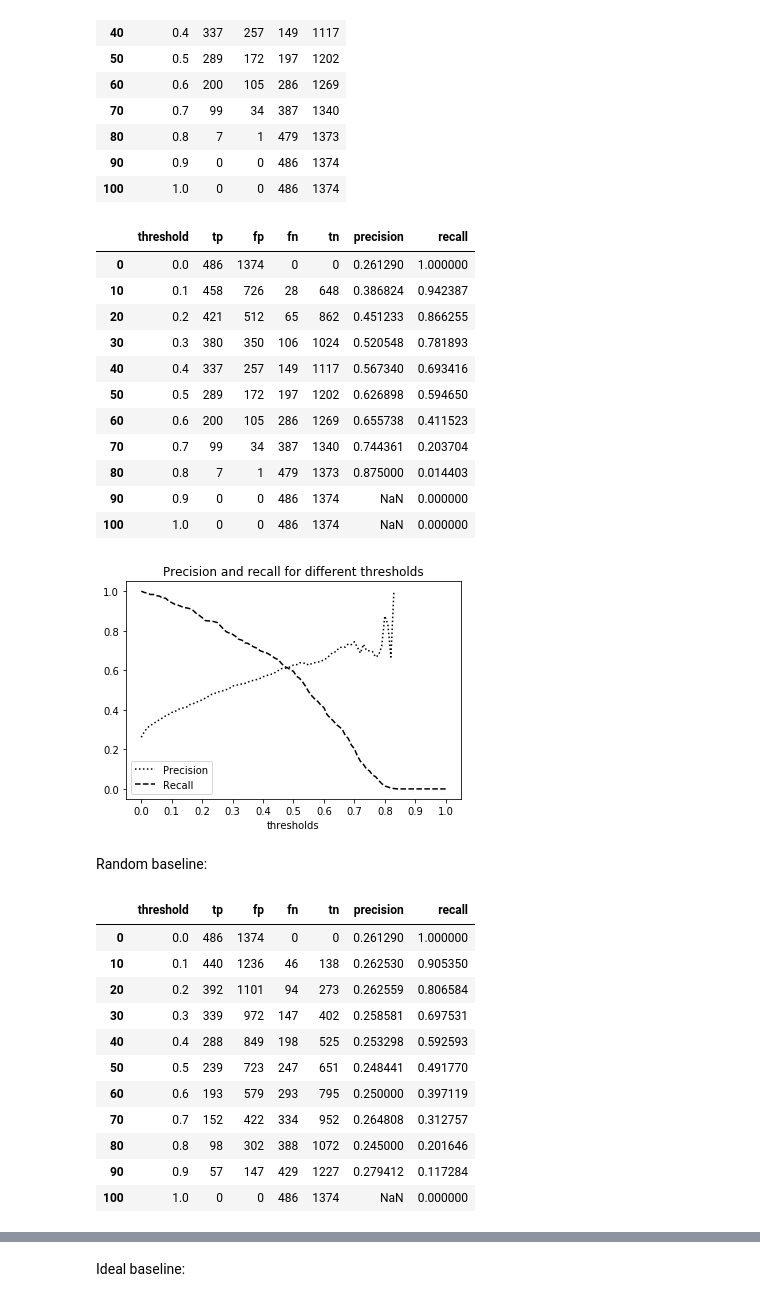
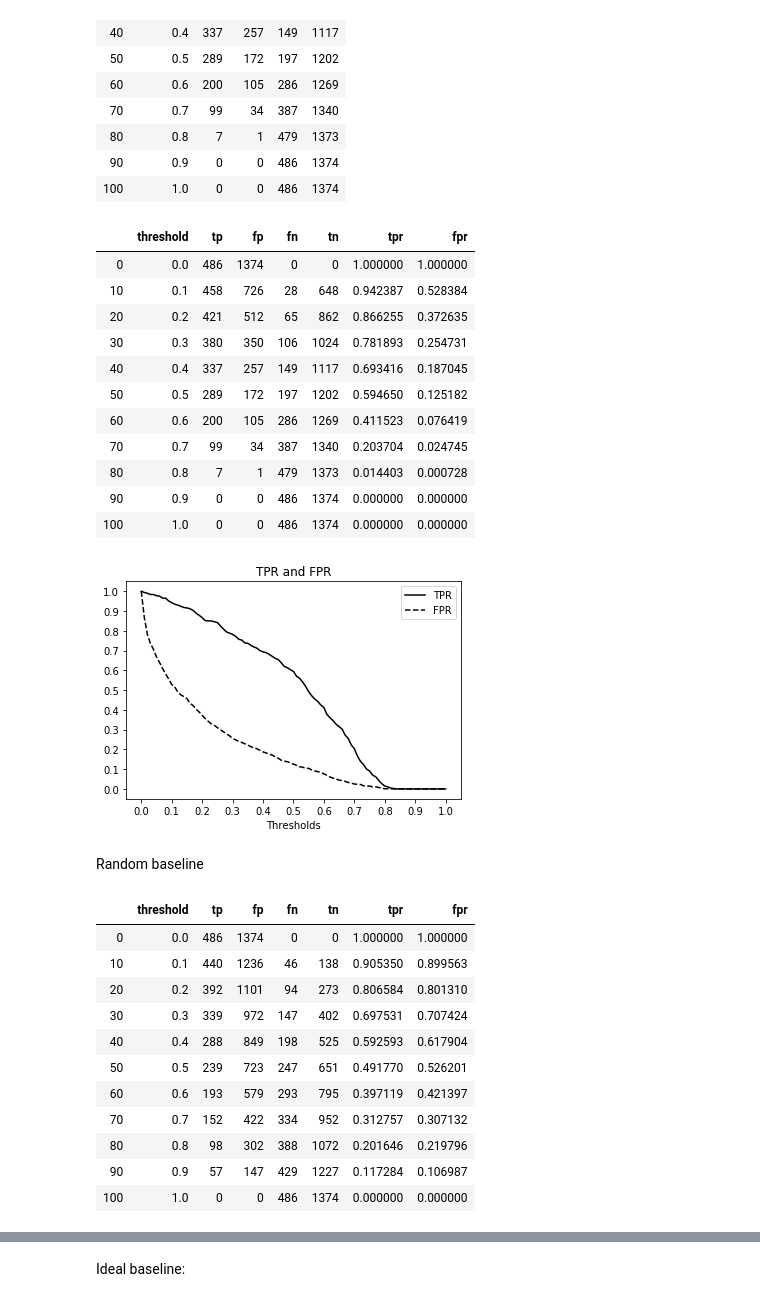
Before and after one commit to DataTalksClub/machine-learning-zoomcamp, a Jupyter notebook: chapter-03-churn-prediction/04-metrics.ipynb, the cells around one changed output, grey strips where cells are left out. Saved outputs shown, nothing was run; the diff lists cells and outputs as text; code cells hidden in the pictures.

```diff
--- a/chapter-03-churn-prediction/04-metrics.ipynb
+++ b/chapter-03-churn-prediction/04-metrics.ipynb
@@ -14,7 +14,7 @@ from sklearn.linear_model import LogisticRegression
 # %%
 df = pd.read_csv('WA_Fn-UseC_-Telco-Customer-Churn.csv')
 
-df['TotalCharges'] = pd.to_numeric(df['TotalCharges'], errors='coerse')
+df['TotalCharges'] = pd.to_numeric(df['TotalCharges'], errors='coerce')
 df['TotalCharges'] = df['TotalCharges'].fillna(0)
 
 df.columns = df.columns.str.lower().str.replace(' ', '_')
@@ -236,6 +240,3 @@ df_scores[::10]
 | 80 | 0.8 | 7 | 1 | 479 | 1373 |
 | 90 | 0.9 | 0 | 0 | 486 | 1374 |
 | 100 | 1.0 | 0 | 0 | 486 | 1374 |
-# %%
-df_scores['precision'] = df_scores.tp / (df_scores.tp + df_scores.fp)
-df_scores['recall'] = df_scores.tp / (df_scores.tp + df_scores.fn)
@@ -242,32 +246,36 @@ df_scores['recall'] = df_scores.tp / (df_scores.tp + df_scores.fn)
 # %%
 df_scores[::10]
 # %% [output]
-|  | threshold | tp | fp | fn | tn | precision | recall |
-| 0 | 0.0 | 486 | 1374 | 0 | 0 | 0.261290 | 1.000000 |
-| 10 | 0.1 | 458 | 726 | 28 | 648 | 0.386824 | 0.942387 |
-| 20 | 0.2 | 421 | 512 | 65 | 862 | 0.451233 | 0.866255 |
-| 30 | 0.3 | 380 | 350 | 106 | 1024 | 0.520548 | 0.781893 |
-| 40 | 0.4 | 337 | 257 | 149 | 1117 | 0.567340 | 0.693416 |
-| 50 | 0.5 | 289 | 172 | 197 | 1202 | 0.626898 | 0.594650 |
-| 60 | 0.6 | 200 | 105 | 286 | 1269 | 0.655738 | 0.411523 |
-| 70 | 0.7 | 99 | 34 | 387 | 1340 | 0.744361 | 0.203704 |
-| 80 | 0.8 | 7 | 1 | 479 | 1373 | 0.875000 | 0.014403 |
-| 90 | 0.9 | 0 | 0 | 486 | 1374 | NaN | 0.000000 |
-| 100 | 1.0 | 0 | 0 | 486 | 1374 | NaN | 0.000000 |
+|  | threshold | tp | fp | fn | tn | tpr | fpr |
+| 0 | 0.0 | 486 | 1374 | 0 | 0 | 1.000000 | 1.000000 |
+| 10 | 0.1 | 458 | 726 | 28 | 648 | 0.942387 | 0.528384 |
+| 20 | 0.2 | 421 | 512 | 65 | 862 | 0.866255 | 0.372635 |
+| 30 | 0.3 | 380 | 350 | 106 | 1024 | 0.781893 | 0.254731 |
+| 40 | 0.4 | 337 | 257 | 149 | 1117 | 0.693416 | 0.187045 |
+| 50 | 0.5 | 289 | 172 | 197 | 1202 | 0.594650 | 0.125182 |
+| 60 | 0.6 | 200 | 105 | 286 | 1269 | 0.411523 | 0.076419 |
+| 70 | 0.7 | 99 | 34 | 387 | 1340 | 0.203704 | 0.024745 |
+| 80 | 0.8 | 7 | 1 | 479 | 1373 | 0.014403 | 0.000728 |
+| 90 | 0.9 | 0 | 0 | 486 | 1374 | 0.000000 | 0.000000 |
+| 100 | 1.0 | 0 | 0 | 486 | 1374 | 0.000000 | 0.000000 |
 # %%
 plt.figure(figsize=(6, 4))
 
-plt.plot(df_scores.threshold, df_scores.precision,
-         color='black', linestyle='dotted', label='Precision')
-plt.plot(df_scores.threshold, df_scores.recall,
-         color='black', linestyle='dashed', label='Recall')
+plt.plot(df_scores.threshold, df_scores.tpr, color='black', linestyle='solid', label='TPR')
+plt.plot(df_scores.threshold, df_scores.fpr, color='black', linestyle='dashed', label='FPR')
 plt.legend()
 
-plt.xlabel('thresholds')
-plt.title('Precision and recall for different thresholds')
 plt.xticks(np.linspace(0, 1, 11))
+plt.yticks(np.linspace(0, 1, 11))
+
+plt.xlabel('Thresholds')
+plt.title('TPR and FPR')
+
+# plt.savefig('04_fpr_tpr_plot.svg')
 
 plt.show()
 # %% [output]
-[figure, old version]
+[figure, new version]
+# %% [markdown]
+Random baseline
 # %%
@@ -296,20 +302,18 @@ df_scores_small = precision_recall_dataframe(y_val, y_pred_small)
-# %% [markdown]
-Random baseline:
 # %%
 np.random.seed(1)
 y_rand = np.random.uniform(0, 1, size=len(y_val))
-df_rand = precision_recall_dataframe(y_val, y_rand)
+df_rand = tpr_fpr_dataframe(y_val, y_rand)
 df_rand[::10]
 # %% [output]
-|  | threshold | tp | fp | fn | tn | precision | recall |
-| 0 | 0.0 | 486 | 1374 | 0 | 0 | 0.261290 | 1.000000 |
-| 10 | 0.1 | 440 | 1236 | 46 | 138 | 0.262530 | 0.905350 |
-| 20 | 0.2 | 392 | 1101 | 94 | 273 | 0.262559 | 0.806584 |
-| 30 | 0.3 | 339 | 972 | 147 | 402 | 0.258581 | 0.697531 |
-| 40 | 0.4 | 288 | 849 | 198 | 525 | 0.253298 | 0.592593 |
-| 50 | 0.5 | 239 | 723 | 247 | 651 | 0.248441 | 0.491770 |
-| 60 | 0.6 | 193 | 579 | 293 | 795 | 0.250000 | 0.397119 |
-| 70 | 0.7 | 152 | 422 | 334 | 952 | 0.264808 | 0.312757 |
-| 80 | 0.8 | 98 | 302 | 388 | 1072 | 0.245000 | 0.201646 |
-| 90 | 0.9 | 57 | 147 | 429 | 1227 | 0.279412 | 0.117284 |
-| 100 | 1.0 | 0 | 0 | 486 | 1374 | NaN | 0.000000 |
+|  | threshold | tp | fp | fn | tn | tpr | fpr |
+| 0 | 0.0 | 486 | 1374 | 0 | 0 | 1.000000 | 1.000000 |
+| 10 | 0.1 | 440 | 1236 | 46 | 138 | 0.905350 | 0.899563 |
+| 20 | 0.2 | 392 | 1101 | 94 | 273 | 0.806584 | 0.801310 |
+| 30 | 0.3 | 339 | 972 | 147 | 402 | 0.697531 | 0.707424 |
+| 40 | 0.4 | 288 | 849 | 198 | 525 | 0.592593 | 0.617904 |
+| 50 | 0.5 | 239 | 723 | 247 | 651 | 0.491770 | 0.526201 |
+| 60 | 0.6 | 193 | 579 | 293 | 795 | 0.397119 | 0.421397 |
+| 70 | 0.7 | 152 | 422 | 334 | 952 | 0.312757 | 0.307132 |
+| 80 | 0.8 | 98 | 302 | 388 | 1072 | 0.201646 | 0.219796 |
+| 90 | 0.9 | 57 | 147 | 429 | 1227 | 0.117284 | 0.106987 |
+| 100 | 1.0 | 0 | 0 | 486 | 1374 | 0.000000 | 0.000000 |
```
Also changed, not shown: parts of 41 cells of this notebook, 1 other file.
